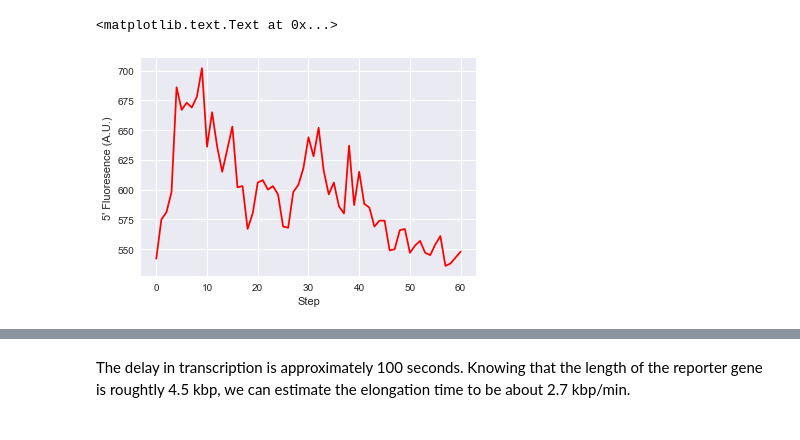
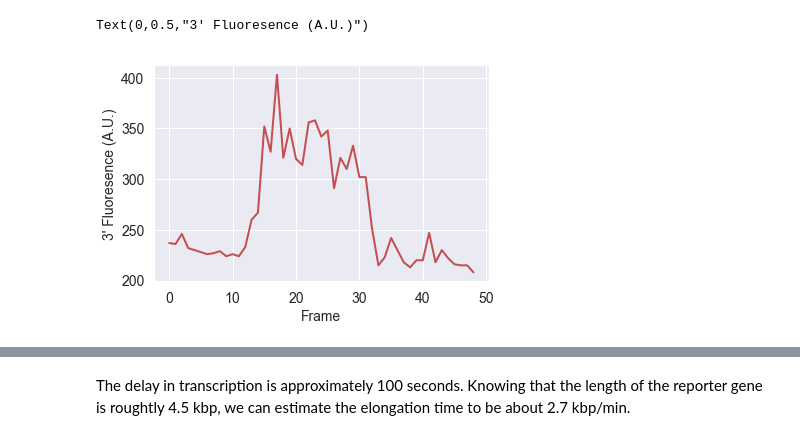
Before and after one commit to RPGroup-PBoC/be262, a Jupyter notebook: code/fly_elongation_rate.ipynb, the cells around one changed output, grey strips where cells are left out. Cells and saved outputs as stored; diff of their text form; code cells hidden in the pictures.

```diff
--- a/code/fly_elongation_rate.ipynb
+++ b/code/fly_elongation_rate.ipynb
@@ -86,25 +95,17 @@ We can see that there is a sharp increase in the fluorescence of the green chann
 
 Let's repeat the same procedure for the red channel at the 5' end.
-# %%
-# Names of all frames in nucleus 1 in red channel
-frame_names_r = sorted(glob.glob('data/ms2_elongation/Nucleus001/red_nucleus001_*'))
-
-# Number of frames
-n_frames_r = len(frame_names_r)
-
-# Array to store intensity values
-intensity_r = np.zeros(n_frames_r)
-
-for i in range(n_frames_r):
-
-    im = skimage.io.imread(frame_names_r[i])
-    im_sorted = np.sort(im.flatten())
-    intensity_r[i] = np.sum(im_sorted[-1:-6:-1])
-
-plt.plot(intensity_r, color = 'r')
-plt.xlabel('Frame')
-plt.ylabel('5\' Fluoresence (A.U.)')
-# %% [output]
-<matplotlib.text.Text at 0x...>
-[figure, removed]
+# %%
+# colelct file names for nucleus 1 in the green channel
+red1_names = sorted(glob.glob('./data/MS2_nuclei/nuc1/red*.tif'))
+
+# call our function to caculate the spot intensity
+red1_int = spot_intensity(red1_names)
+
+# plot the results
+plt.plot(red1_int, color = 'r')
+plt.xlabel('Frame')
+plt.ylabel('3\' Fluoresence (A.U.)')
+# %% [output]
+Text(0,0.5,"3' Fluoresence (A.U.)")
+[figure, added]
 # %% [markdown]
```
Also changed, not shown: parts of 27 cells of this notebook, 1 other file.
